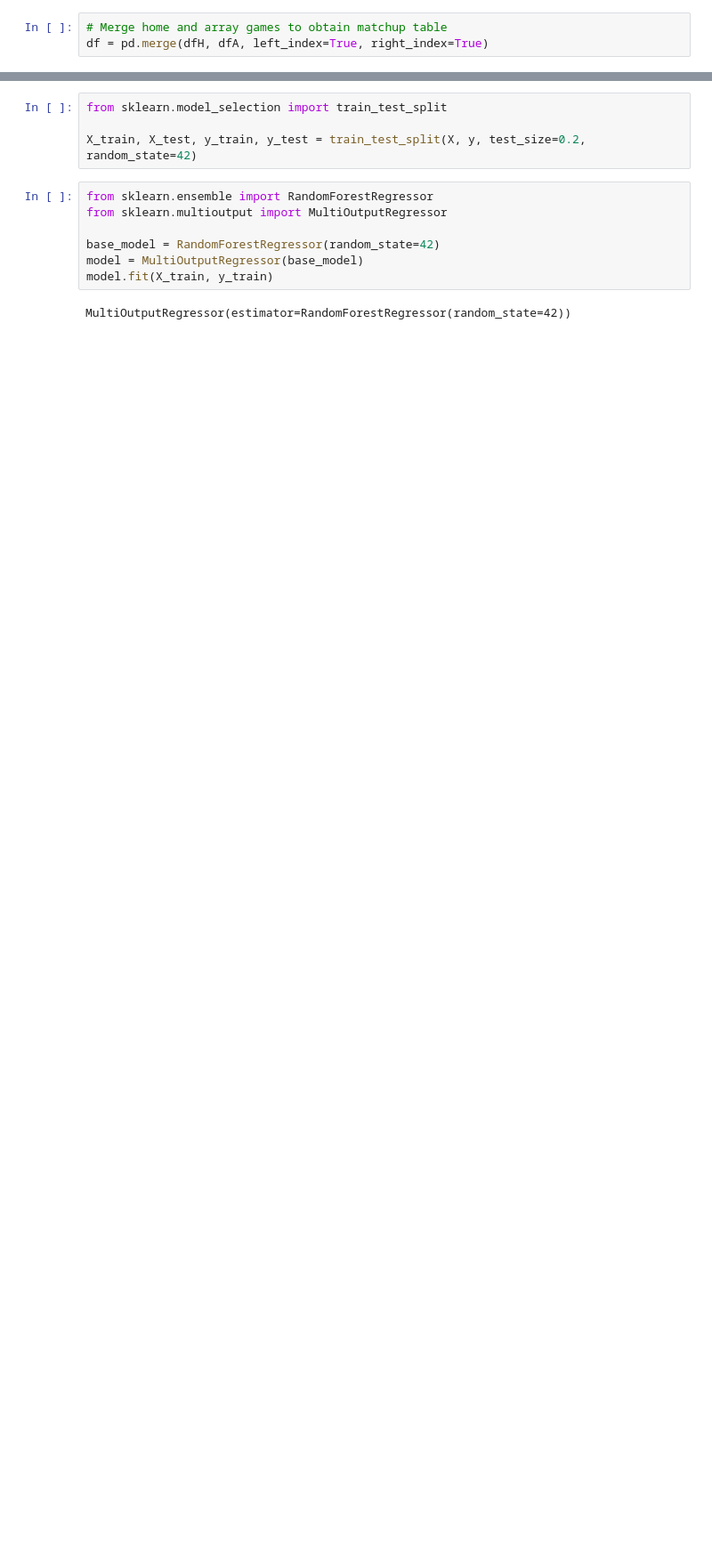
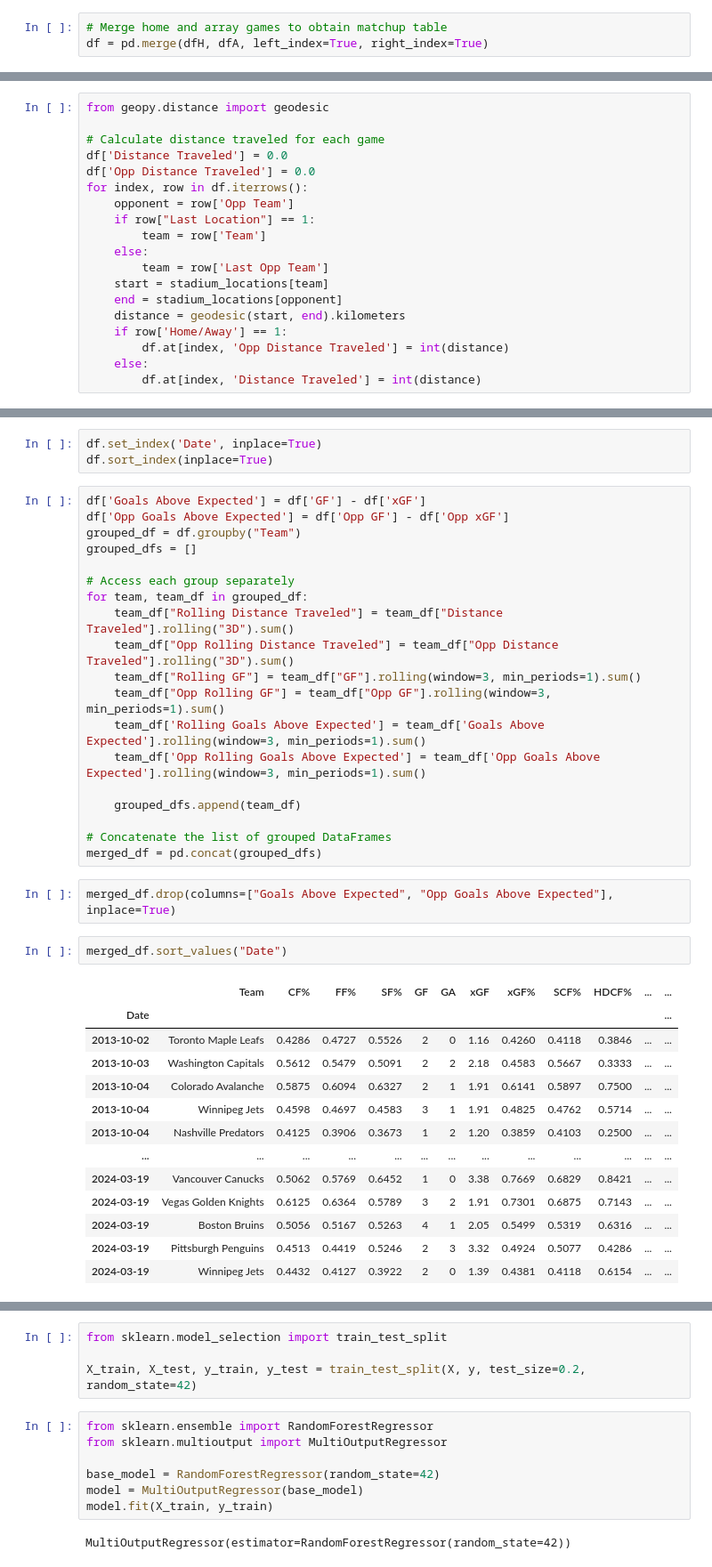
Before and after one commit to ccstevie/nhl_model, a Jupyter notebook: predict/predict_nhl.ipynb, the cells around one changed output, grey strips where cells are left out. Shown at 89% size. Saved outputs shown, nothing was run; the diff lists cells and outputs as text; blank space fills up the shorter version.

```diff
--- a/predict/predict_nhl.ipynb
+++ b/predict/predict_nhl.ipynb
@@ -55,0 +140,19 @@ X.head(1)
+# %%
+from geopy.distance import geodesic
+
+# Calculate distance traveled for each game
+df['Distance Traveled'] = 0.0
+df['Opp Distance Traveled'] = 0.0
+for index, row in df.iterrows():
+    opponent = row['Opp Team']
+    if row["Last Location"] == 1:
+        team = row['Team']
+    else:
+        team = row['Last Opp Team']
+    start = stadium_locations[team]
+    end = stadium_locations[opponent]
+    distance = geodesic(start, end).kilometers
+    if row['Home/Away'] == 1:
+        df.at[index, 'Opp Distance Traveled'] = int(distance)
+    else:
+        df.at[index, 'Distance Traveled'] = int(distance)
@@ -55,0 +174,40 @@ X.head(1)
+# %%
+df.set_index('Date', inplace=True)
+df.sort_index(inplace=True)
+# %%
+df['Goals Above Expected'] = df['GF'] - df['xGF']
+df['Opp Goals Above Expected'] = df['Opp GF'] - df['Opp xGF']
+grouped_df = df.groupby("Team")
+grouped_dfs = []
+
+# Access each group separately
+for team, team_df in grouped_df:
+    team_df["Rolling Distance Traveled"] = team_df["Distance Traveled"].rolling("3D").sum()
+    team_df["Opp Rolling Distance Traveled"] = team_df["Opp Distance Traveled"].rolling("3D").sum()
+    team_df["Rolling GF"] = team_df["GF"].rolling(window=3, min_periods=1).sum()
+    team_df["Opp Rolling GF"] = team_df["Opp GF"].rolling(window=3, min_periods=1).sum()
+    team_df['Rolling Goals Above Expected'] = team_df['Goals Above Expected'].rolling(window=3, min_periods=1).sum()
+    team_df['Opp Rolling Goals Above Expected'] = team_df['Opp Goals Above Expected'].rolling(window=3, min_periods=1).sum()
+
+    grouped_dfs.append(team_df)
+
+# Concatenate the list of grouped DataFrames
+merged_df = pd.concat(grouped_dfs)
+# %%
+merged_df.drop(columns=["Goals Above Expected", "Opp Goals Above Expected"], inplace=True)
+# %%
+merged_df.sort_values("Date")
+# %% [output]
+|  | Team | CF% | FF% | SF% | GF | GA | xGF | xGF% | SCF% | HDCF% | ... | ... |
+| Date |  |  |  |  |  |  |  |  |  |  |  | ... |
+| 2013-10-02 | Toronto Maple Leafs | 0.4286 | 0.4727 | 0.5526 | 2 | 0 | 1.16 | 0.4260 | 0.4118 | 0.3846 | ... | ... |
+| 2013-10-03 | Washington Capitals | 0.5612 | 0.5479 | 0.5091 | 2 | 2 | 2.18 | 0.4583 | 0.5667 | 0.3333 | ... | ... |
+| 2013-10-04 | Colorado Avalanche | 0.5875 | 0.6094 | 0.6327 | 2 | 1 | 1.91 | 0.6141 | 0.5897 | 0.7500 | ... | ... |
+| 2013-10-04 | Winnipeg Jets | 0.4598 | 0.4697 | 0.4583 | 3 | 1 | 1.91 | 0.4825 | 0.4762 | 0.5714 | ... | ... |
+| 2013-10-04 | Nashville Predators | 0.4125 | 0.3906 | 0.3673 | 1 | 2 | 1.20 | 0.3859 | 0.4103 | 0.2500 | ... | ... |
+| ... | ... | ... | ... | ... | ... | ... | ... | ... | ... | ... | ... | ... |
+| 2024-03-19 | Vancouver Canucks | 0.5062 | 0.5769 | 0.6452 | 1 | 0 | 3.38 | 0.7669 | 0.6829 | 0.8421 | ... | ... |
+| 2024-03-19 | Vegas Golden Knights | 0.6125 | 0.6364 | 0.5789 | 3 | 2 | 1.91 | 0.7301 | 0.6875 | 0.7143 | ... | ... |
+| 2024-03-19 | Boston Bruins | 0.5056 | 0.5167 | 0.5263 | 4 | 1 | 2.05 | 0.5499 | 0.5319 | 0.6316 | ... | ... |
+| 2024-03-19 | Pittsburgh Penguins | 0.4513 | 0.4419 | 0.5246 | 2 | 3 | 3.32 | 0.4924 | 0.5077 | 0.4286 | ... | ... |
+| 2024-03-19 | Winnipeg Jets | 0.4432 | 0.4127 | 0.3922 | 2 | 0 | 1.39 | 0.4381 | 0.4118 | 0.6154 | ... | ... |
```
Also changed, not shown: parts of 90 cells of this notebook, 8 other files.
